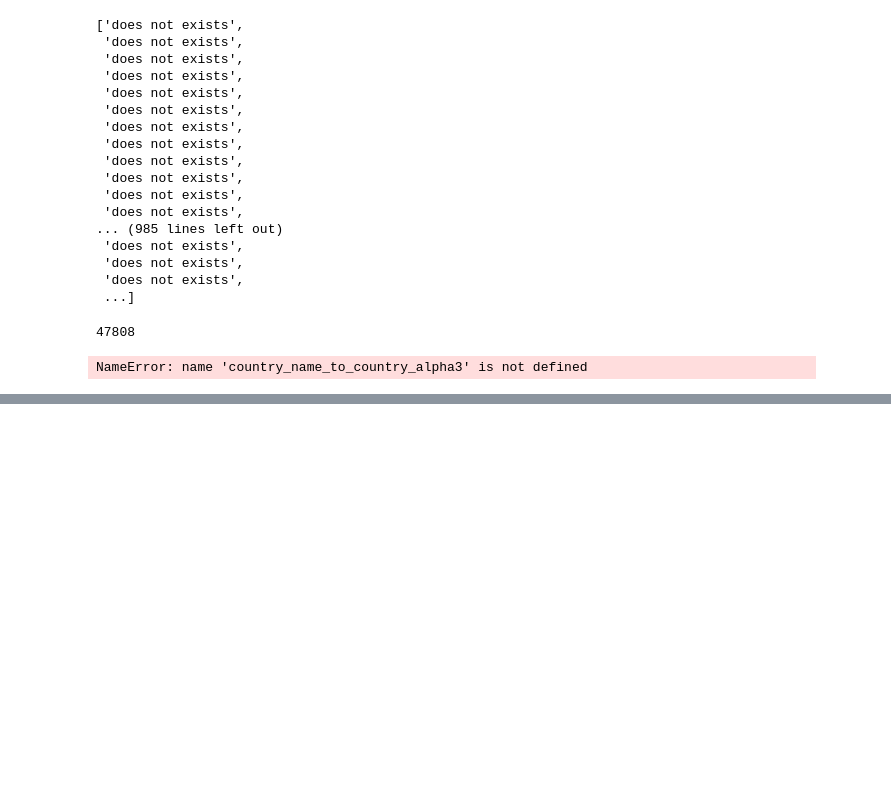
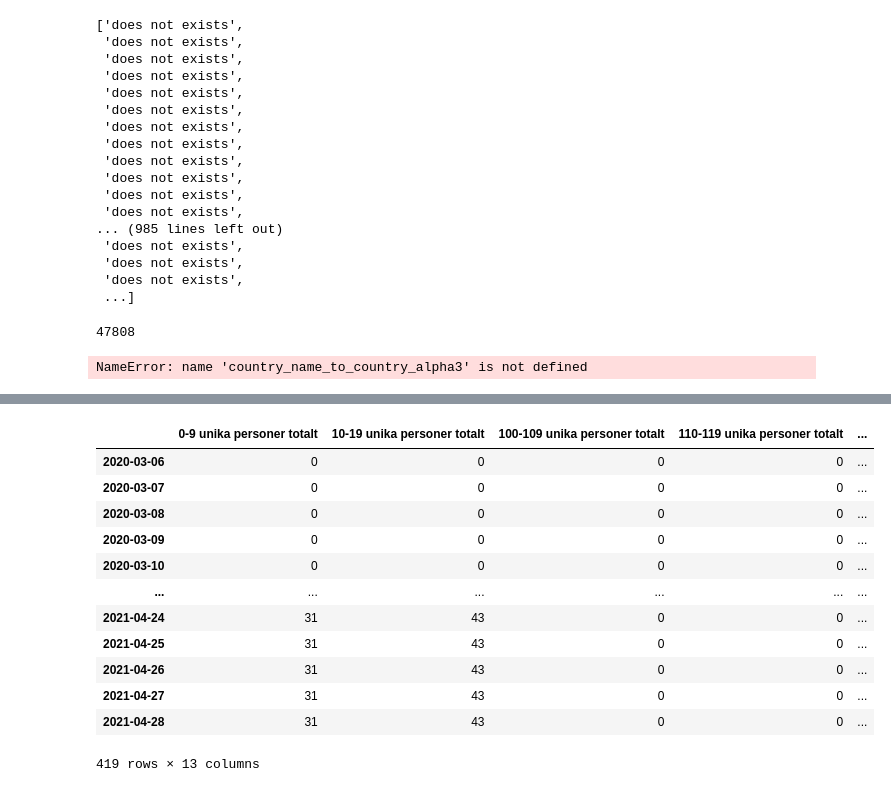
Before and after one commit to AlbertFlorinus/Covid-data-lab, a Jupyter notebook: data_exploration.ipynb, the cells around one changed output, grey strips where cells are left out. Cells and saved outputs as stored; diff of their text form; code cells hidden in the pictures; blank space fills up the shorter version.

```diff
--- a/data_exploration.ipynb
+++ b/data_exploration.ipynb
@@ -249,0 +267,3 @@ px.line(sweden, x='Date', y='Confirmed')
+# %%
+for index in range(len(dfv)):
+    dic[dfv.iloc[index][1]['datum']] = [i for i in dfv.iloc[index][1].values()]
@@ -249,0 +274,2 @@ px.line(sweden, x='Date', y='Confirmed')
+# %%
+tt = pd.DataFrame.from_dict(dic, orient='index', columns=[i for i in dfv.iloc[0][1]])
@@ -249,0 +310,6 @@ px.line(sweden, x='Date', y='Confirmed')
+# %%
+columns = []
+# %%
+for column in tt.columns:
+    if 'unika personer totalt' in column:
+        columns.append(column)
@@ -249,0 +332,16 @@ px.line(sweden, x='Date', y='Confirmed')
+# %%
+tt[columns]
+# %% [output]
+|  | 0-9 unika personer totalt | 10-19 unika personer totalt | 100-109 unika personer totalt | 110-119 unika personer totalt | ... |
+| 2020-03-06 | 0 | 0 | 0 | 0 | ... |
+| 2020-03-07 | 0 | 0 | 0 | 0 | ... |
+| 2020-03-08 | 0 | 0 | 0 | 0 | ... |
+| 2020-03-09 | 0 | 0 | 0 | 0 | ... |
+| 2020-03-10 | 0 | 0 | 0 | 0 | ... |
+| ... | ... | ... | ... | ... | ... |
+| 2021-04-24 | 31 | 43 | 0 | 0 | ... |
+| 2021-04-25 | 31 | 43 | 0 | 0 | ... |
+| 2021-04-26 | 31 | 43 | 0 | 0 | ... |
+| 2021-04-27 | 31 | 43 | 0 | 0 | ... |
+| 2021-04-28 | 31 | 43 | 0 | 0 | ... |
+419 rows × 13 columns
```
Also changed, not shown: parts of 11 cells of this notebook.
